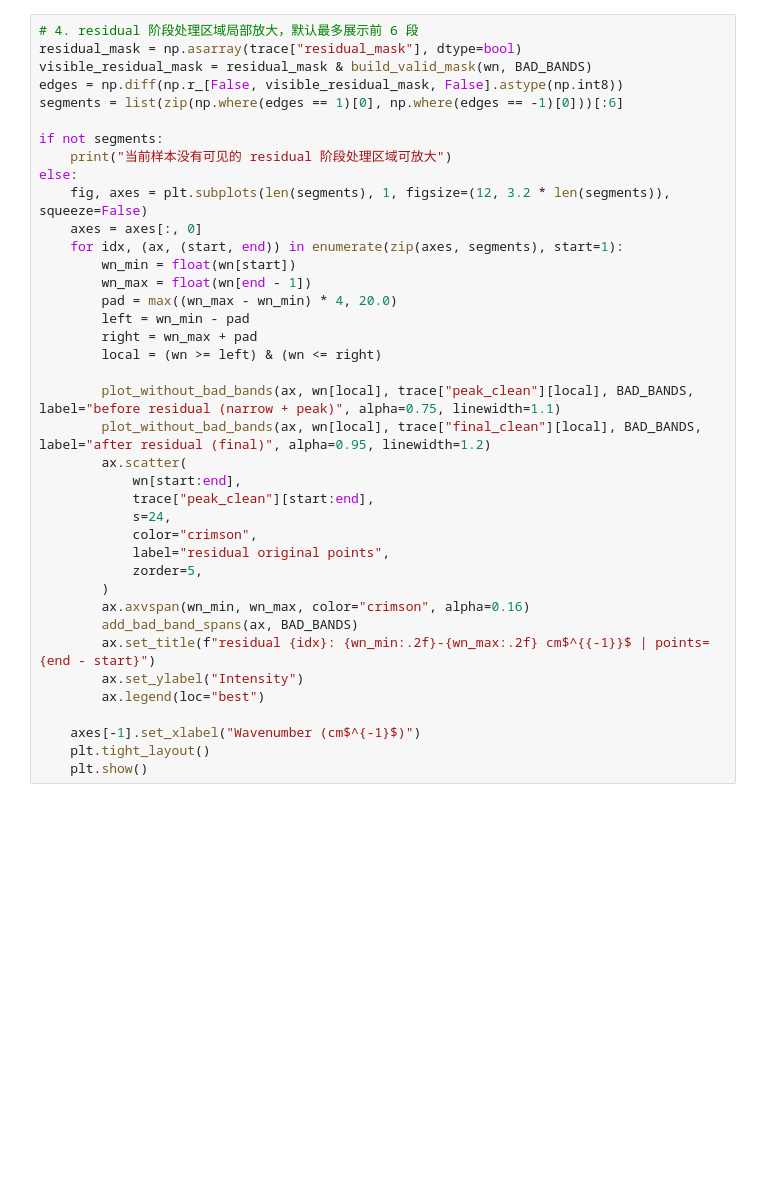
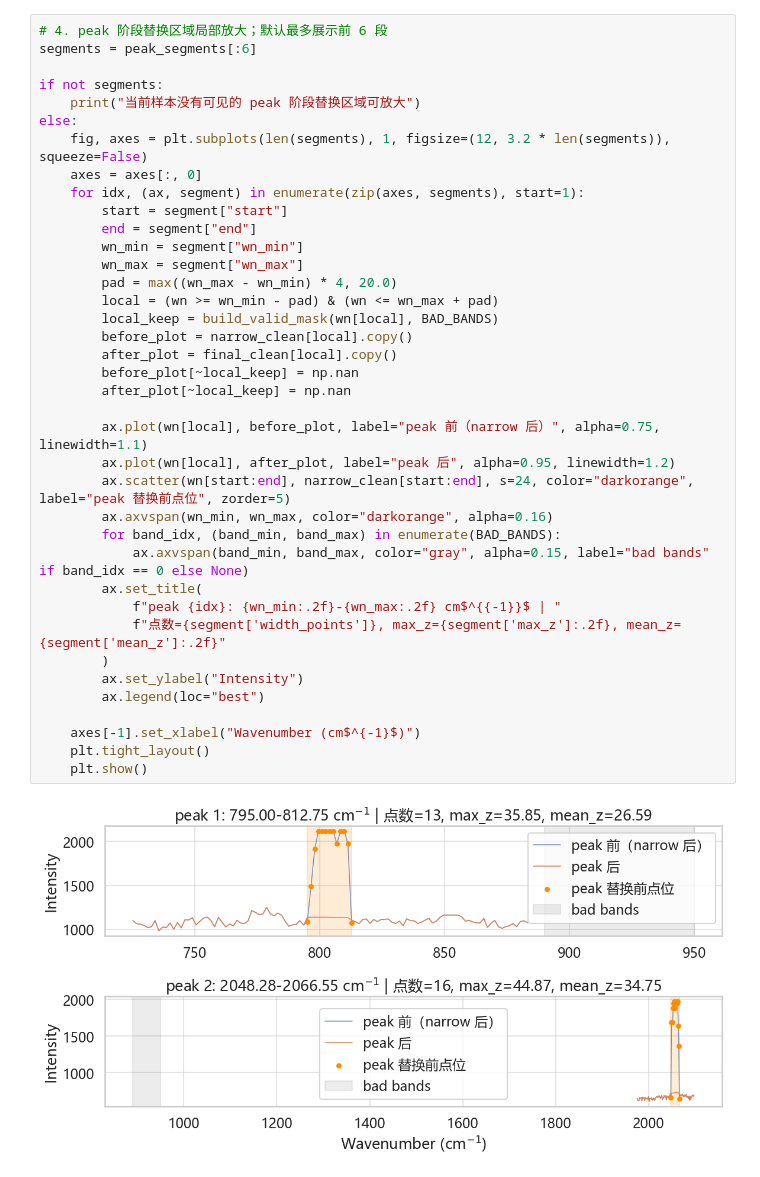
Before and after one commit to YaoHui-Wu06022/Bacterial-Raman-Spectroscopy-Classification, a Jupyter notebook: notebooks/Cosmic_Ray_Removal.ipynb, the cells around one changed output. Saved outputs shown, nothing was run; the diff lists cells and outputs as text; blank space fills up the shorter version.

```diff
--- a/notebooks/Cosmic_Ray_Removal.ipynb
+++ b/notebooks/Cosmic_Ray_Removal.ipynb
@@ -342,39 +248,40 @@ plt.show()
 # %%
-# 4. residual 阶段处理区域局部放大，默认最多展示前 6 段
-residual_mask = np.asarray(trace["residual_mask"], dtype=bool)
-visible_residual_mask = residual_mask & build_valid_mask(wn, BAD_BANDS)
-edges = np.diff(np.r_[False, visible_residual_mask, False].astype(np.int8))
-segments = list(zip(np.where(edges == 1)[0], np.where(edges == -1)[0]))[:6]
+# 4. peak 阶段替换区域局部放大；默认最多展示前 6 段
+segments = peak_segments[:6]
 
 if not segments:
-    print("当前样本没有可见的 residual 阶段处理区域可放大")
+    print("当前样本没有可见的 peak 阶段替换区域可放大")
 else:
     fig, axes = plt.subplots(len(segments), 1, figsize=(12, 3.2 * len(segments)), squeeze=False)
     axes = axes[:, 0]
-    for idx, (ax, (start, end)) in enumerate(zip(axes, segments), start=1):
-        wn_min = float(wn[start])
-        wn_max = float(wn[end - 1])
+    for idx, (ax, segment) in enumerate(zip(axes, segments), start=1):
+        start = segment["start"]
+        end = segment["end"]
+        wn_min = segment["wn_min"]
+        wn_max = segment["wn_max"]
         pad = max((wn_max - wn_min) * 4, 20.0)
-        left = wn_min - pad
-        right = wn_max + pad
-        local = (wn >= left) & (wn <= right)
+        local = (wn >= wn_min - pad) & (wn <= wn_max + pad)
+        local_keep = build_valid_mask(wn[local], BAD_BANDS)
+        before_plot = narrow_clean[local].copy()
+        after_plot = final_clean[local].copy()
+        before_plot[~local_keep] = np.nan
+        after_plot[~local_keep] = np.nan
 
-        plot_without_bad_bands(ax, wn[local], trace["peak_clean"][local], BAD_BANDS, label="before residual (narrow + peak)", alpha=0.75, linewidth=1.1)
-        plot_without_bad_bands(ax, wn[local], trace["final_clean"][local], BAD_BANDS, label="after residual (final)", alpha=0.95, linewidth=1.2)
-        ax.scatter(
-            wn[start:end],
-            trace["peak_clean"][start:end],
-            s=24,
-            color="crimson",
-            label="residual original points",
-            zorder=5,
+        ax.plot(wn[local], before_plot, label="peak 前（narrow 后）", alpha=0.75, linewidth=1.1)
+        ax.plot(wn[local], after_plot, label="peak 后", alpha=0.95, linewidth=1.2)
+        ax.scatter(wn[start:end], narrow_clean[start:end], s=24, color="darkorange", label="peak 替换前点位", zorder=5)
+        ax.axvspan(wn_min, wn_max, color="darkorange", alpha=0.16)
+        for band_idx, (band_min, band_max) in enumerate(BAD_BANDS):
+            ax.axvspan(band_min, band_max, color="gray", alpha=0.15, label="bad bands" if band_idx == 0 else None)
+        ax.set_title(
+            f"peak {idx}: {wn_min:.2f}-{wn_max:.2f} cm$^{{-1}}$ | "
+            f"点数={segment['width_points']}, max_z={segment['max_z']:.2f}, mean_z={segment['mean_z']:.2f}"
         )
-        ax.axvspan(wn_min, wn_max, color="crimson", alpha=0.16)
-        add_bad_band_spans(ax, BAD_BANDS)
-        ax.set_title(f"residual {idx}: {wn_min:.2f}-{wn_max:.2f} cm$^{{-1}}$ | points={end - start}")
         ax.set_ylabel("Intensity")
         ax.legend(loc="best")
 
     axes[-1].set_xlabel("Wavenumber (cm$^{-1}$)")
     plt.tight_layout()
     plt.show()
+# %% [output]
+[figure, added]
```
Also changed, not shown: parts of 6 cells of this notebook, 15 other files.
